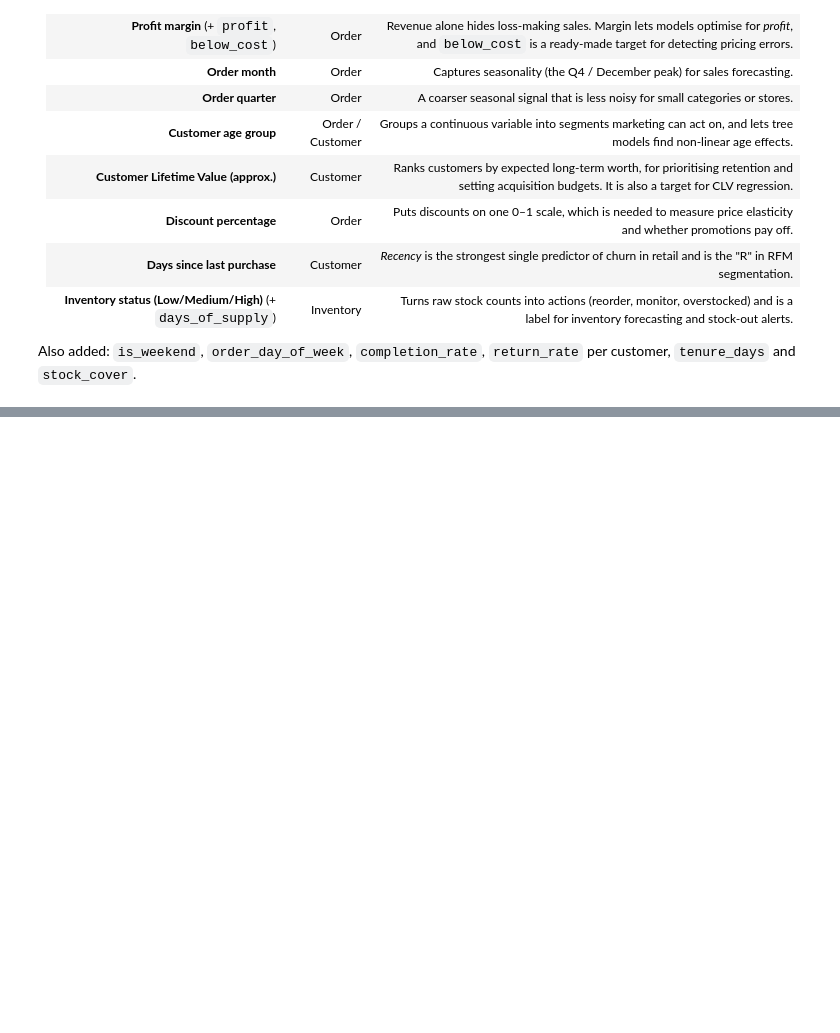
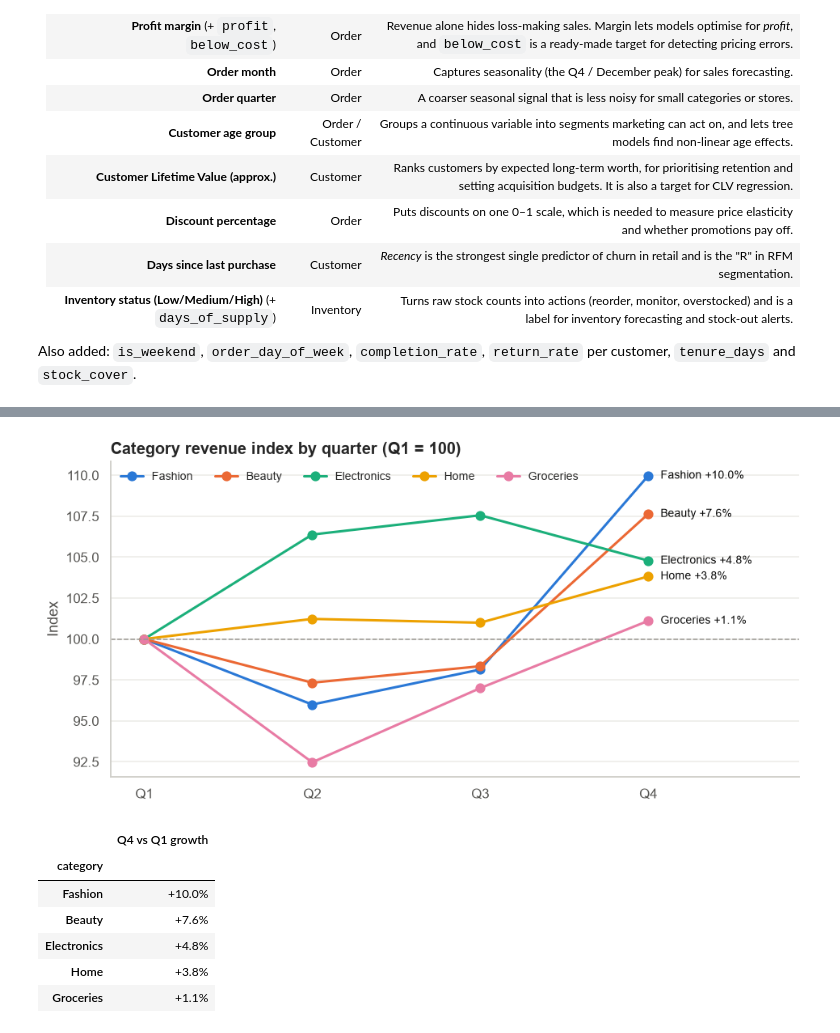
Before and after one commit to Mo-lemi/AnalystLab-Africa-Data-Science, a Jupyter notebook: Week1_DataScience_Project/Week1_EDA.ipynb, the cells around one changed output, grey strips where cells are left out. Saved outputs shown, nothing was run; the diff lists cells and outputs as text; code cells hidden in the pictures; blank space fills up the shorter version.

```diff
--- a/Week1_DataScience_Project/Week1_EDA.ipynb
+++ b/Week1_DataScience_Project/Week1_EDA.ipynb
@@ -1414,0 +1570,10 @@ Also added: `is_weekend`, `order_day_of_week`, `completion_rate`, `return_rate`
+# %%
+seg = segment_views["Membership segment"]
+insights["top_segment"] = seg["revenue_per_customer"].idxmax()
+age = segment_views["Age group"]
+insights["top_age_group"] = age["revenue_per_customer"].idxmax()
+print("Highest spend per customer: segment =", insights["top_segment"], "| age group =", insights["top_age_group"])
+print("Spread between highest and lowest age group:",
+      f"{age['revenue_per_customer'].max() / age['revenue_per_customer'].min() - 1:.1%}")
+print("Spread between highest and lowest membership segment:",
+      f"{seg['revenue_per_customer'].max() / seg['revenue_per_customer'].min() - 1:.1%}")
@@ -1414,0 +1662,10 @@ Also added: `is_weekend`, `order_day_of_week`, `completion_rate`, `return_rate`
+# %%
+month_perf = summarise(done_fe, "order_month").sort_index()
+month_perf["days"] = done_fe.groupby("order_month")["order_date"].nunique()
+month_perf["revenue_per_day"] = month_perf["revenue"] / month_perf["days"]
+month_perf.index = pd.to_datetime(month_perf.index.astype(str), format="%m").strftime("%b")
+insights["peak_month"] = month_perf["revenue"].idxmax()
+insights["peak_month_revenue"] = float(month_perf["revenue"].max())
+insights["low_month"] = month_perf["revenue"].idxmin()
+month_perf[["revenue", "completed_orders", "aov", "revenue_per_day"]].style.format(PERF_FMT | {"revenue_per_day": "₦{:,.0f}"}) \
+    .highlight_max(subset=["revenue", "revenue_per_day"], color="#d6e6f9")
@@ -1414,0 +1696,30 @@ Also added: `is_weekend`, `order_day_of_week`, `completion_rate`, `return_rate`
+# %%
+cat_q = done_fe.pivot_table(index="order_quarter", columns="category", values="net_sales",
+                            aggfunc="sum", observed=True)
+cat_index = cat_q / cat_q.iloc[0] * 100
+growth = (cat_q.iloc[-1] / cat_q.iloc[0] - 1).sort_values(ascending=False)
+insights["category_growth"] = {k: float(v) for k, v in growth.items()}
+
+fig, ax = plt.subplots(figsize=(10, 4.6))
+cat_order = growth.index.tolist()                          # legend in growth order
+for color, cat in zip(CATEGORICAL, cat_order):
+    ax.plot(cat_index.index, cat_index[cat], marker="o", markersize=7, linewidth=2, color=color, label=cat)
+    ax.annotate(f"{cat} {growth[cat]:+.1%}", (cat_index.index[-1], cat_index[cat].iloc[-1]),
+                textcoords="offset points", xytext=(10, 0), va="center", fontsize=9, color="#0b0b0b")
+ax.axhline(100, color=MUTED, linewidth=1, linestyle="--")
+ax.set_xlim(-0.2, 3.9)
+ax.set_title("Category revenue index by quarter (Q1 = 100)")
+ax.set_ylabel("Index")
+ax.legend(loc="upper left", frameon=False, ncol=5, fontsize=9)
+ax.grid(axis="x", visible=False)
+save_fig(fig, "16_category_growth")
+growth.to_frame("Q4 vs Q1 growth").style.format("{:+.1%}")
+# %% [output]
+[figure, added]
+|  | Q4 vs Q1 growth |
+| category |  |
+| Fashion | +10.0% |
+| Beauty | +7.6% |
+| Electronics | +4.8% |
+| Home | +3.8% |
+| Groceries | +1.1% |
```
Also changed, not shown: parts of 37 cells of this notebook, 6 other files.
